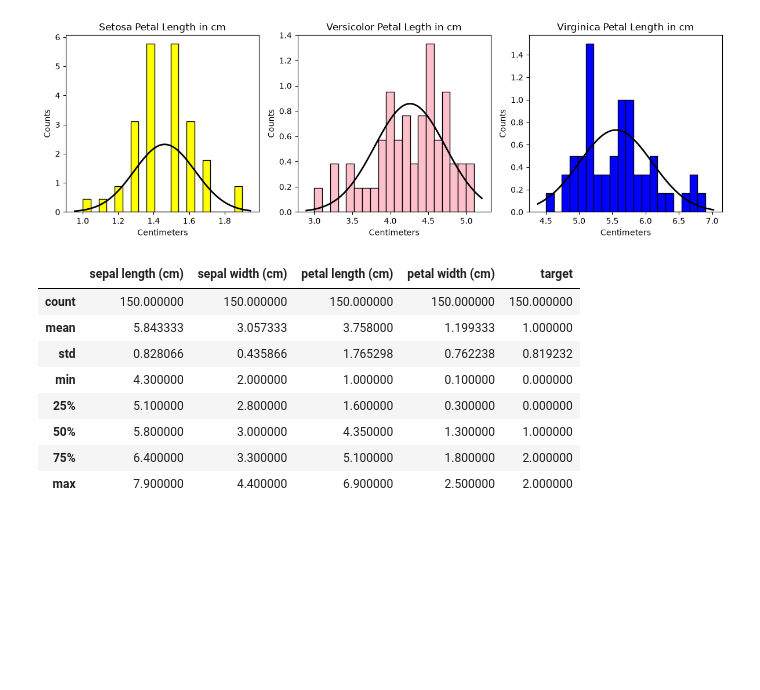
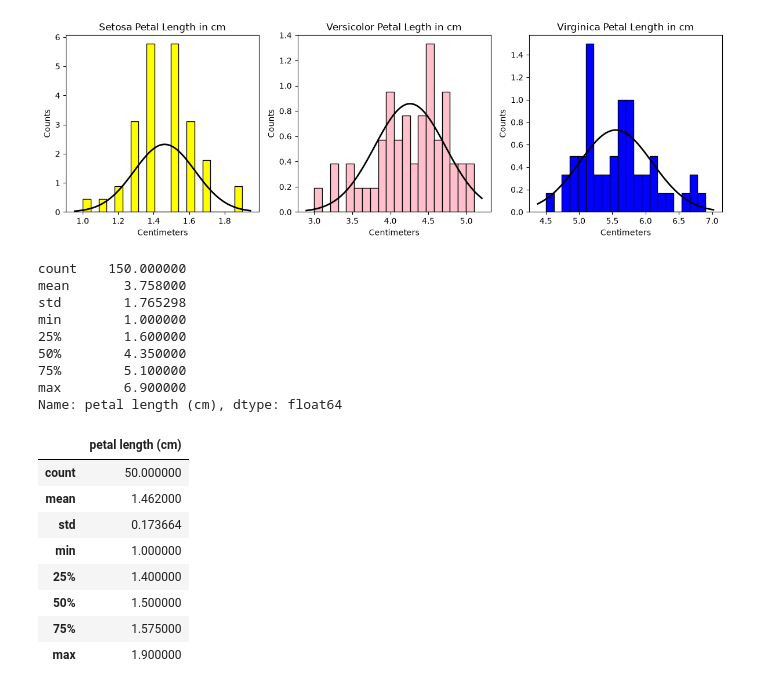
Before and after one commit to EmmaChubbCode/Applied_statistics, a Jupyter notebook: problems.ipynb, the cells around one changed output. Drawn from its saved outputs; the diff is of its cells as text; code cells hidden in the pictures; blank space fills up the shorter version.

```diff
--- a/problems.ipynb
+++ b/problems.ipynb
@@ -142,14 +142,26 @@ plt.show()
 # Describe the data set. This will show basic descriptive statistics for each column in the dataframe.
 # This includes the count, mean, standard deviation, min, max, and 25th, 50th, and 75th percentiles.
 # see: https://pandas.pydata.org/docs/reference/api/pandas.DataFrame.describe.html
-iris_df.describe()
+data.describe()
 # %% [output]
-|  | sepal length (cm) | sepal width (cm) | petal length (cm) | petal width (cm) | target |
-| count | 150.000000 | 150.000000 | 150.000000 | 150.000000 | 150.000000 |
-| mean | 5.843333 | 3.057333 | 3.758000 | 1.199333 | 1.000000 |
-| std | 0.828066 | 0.435866 | 1.765298 | 0.762238 | 0.819232 |
-| min | 4.300000 | 2.000000 | 1.000000 | 0.100000 | 0.000000 |
-| 25% | 5.100000 | 2.800000 | 1.600000 | 0.300000 | 0.000000 |
-| 50% | 5.800000 | 3.000000 | 4.350000 | 1.300000 | 1.000000 |
-| 75% | 6.400000 | 3.300000 | 5.100000 | 1.800000 | 2.000000 |
-| max | 7.900000 | 4.400000 | 6.900000 | 2.500000 | 2.000000 |
+count    150.000000
+mean       3.758000
+std        1.765298
+min        1.000000
+25%        1.600000
+50%        4.350000
+75%        5.100000
+max        6.900000
+Name: petal length (cm), dtype: float64
+# %%
+setosa_petal.describe()
+# %% [output]
+|  | petal length (cm) |
+| count | 50.000000 |
+| mean | 1.462000 |
+| std | 0.173664 |
+| min | 1.000000 |
+| 25% | 1.400000 |
+| 50% | 1.500000 |
+| 75% | 1.575000 |
+| max | 1.900000 |
```
Also changed, not shown: parts of 7 cells of this notebook.
